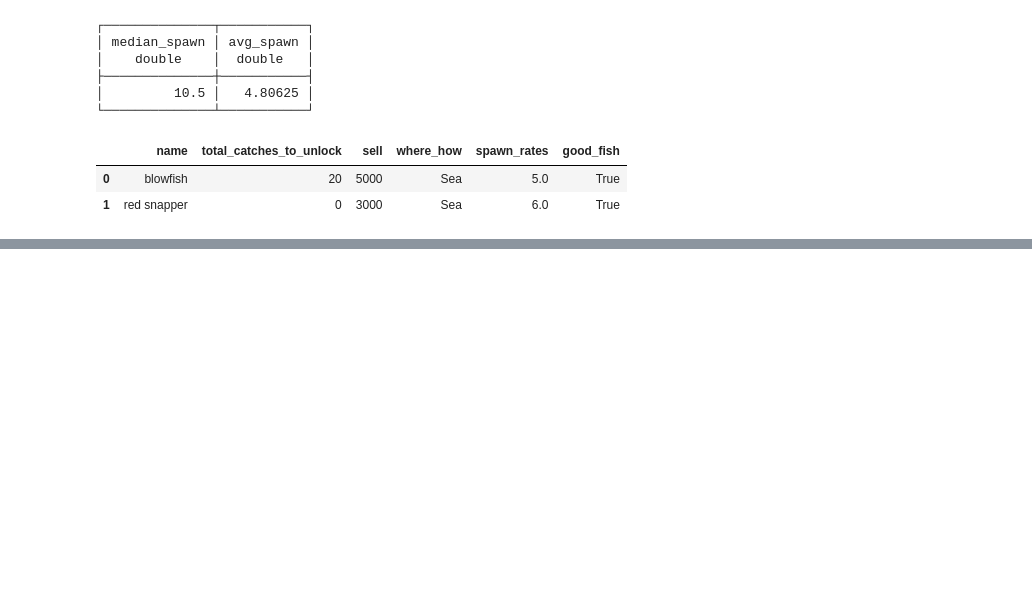
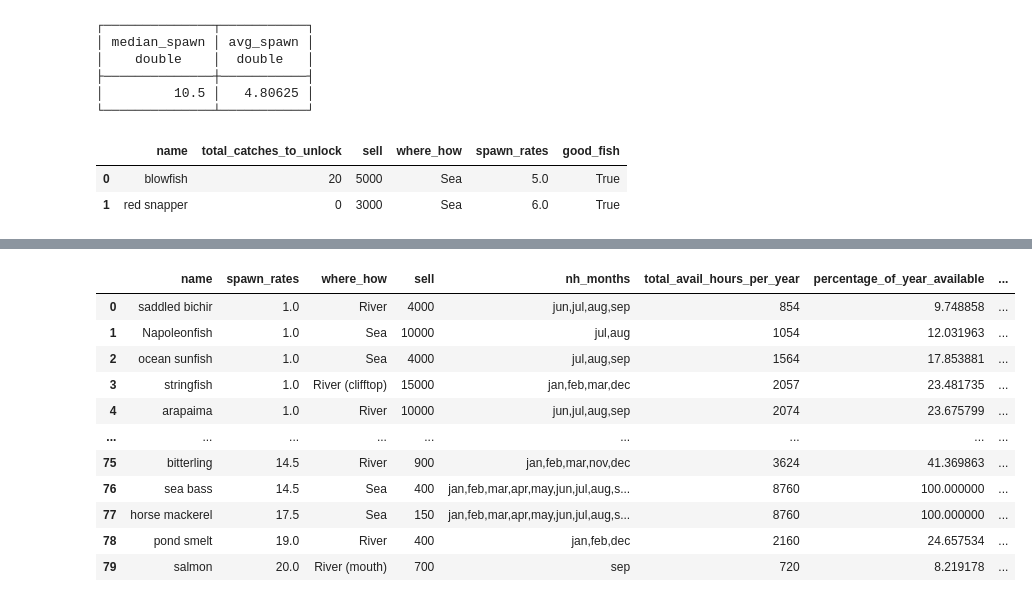
Before and after one commit to kiera-dev/ACNH_Colab_SQL, a Jupyter notebook: ACNH_Data.ipynb, the cells around one changed output, grey strips where cells are left out. Cells and saved outputs as stored; diff of their text form; code cells hidden in the pictures; blank space fills up the shorter version.

```diff
--- a/ACNH_Data.ipynb
+++ b/ACNH_Data.ipynb
@@ -1243,0 +1240,70 @@ Name: nh_jan, dtype: object
+# %%
+import numpy as np
+string_to_int = {
+    '9 AM –\xa04 PM; 9 PM – 4 AM': 13,
+    '4 AM – 9 PM': 17,
+    'All day': 24,
+    '4 PM –\xa09 AM': 17,
+    '9 PM –\xa04 AM': 7,
+    'nan': 0,
+    '9 AM –\xa04 PM': 7,
+    None: 0,
+    np.nan: 0,
+}
+
+nh_columns = [col for col in fish_df.columns if col.startswith('nh_') and col not in ['nh_months']]
+
+def replace_string_with_int(stupid_string):
+    return string_to_int.get(stupid_string, stupid_string)
+
+
+
+# Check if all values in each column are integers
+all_integer = True
+for col in nh_columns:
+    if not pd.to_numeric(fish_df[col], errors='coerce').notnull().all():
+        all_integer = False
+        break
+
+if all_integer:
+    print("All values in the columns are integers. Skipping conversion.")
+else:
+    # Apply string-to-int replacement
+    fish_df[nh_columns] = fish_df[nh_columns].applymap(replace_string_with_int)
+
+    # Calculate hours per month
+    days_in_month = {
+        'jan': 31, 'feb': 28, 'mar': 31, 'apr': 30,
+        'may': 31, 'jun': 30, 'jul': 31, 'aug': 31,
+        'sep': 30, 'oct': 31, 'nov': 30, 'dec': 31
+    }
+
+    nh_columns = [col for col in fish_df.columns if col.startswith('nh_') and col not in ['nh_months']]
+    for col in nh_columns:
+        month = col.split('_')[1]
+        days = days_in_month[month]
+        fish_df[col] = fish_df[col] * days
+
+    # Calculate total available hours per year
+    fish_df['total_avail_hours_per_year'] = fish_df[nh_columns].sum(axis=1)
+
+    #Calc year percentage
+    fish_df['percentage_of_year_available'] = (fish_df['total_avail_hours_per_year'] / 8760) * 100
+
+duckdb.sql("""
+SELECT
+  name,
+  spawn_rates,
+  where_how,
+  sell,
+  nh_months,
+  total_avail_hours_per_year,
+  percentage_of_year_available,
+  catch_difficulty,
+  vision,
+  nh_jan
+FROM fish_df
+
+ORDER BY spawn_rates ASC, total_avail_hours_per_year ASC
+""").df()
+# %% [output]
@@ -1243,0 +1311,12 @@ Name: nh_jan, dtype: object
+|  | name | spawn_rates | where_how | sell | nh_months | total_avail_hours_per_year | percentage_of_year_available | ... |
+| 0 | saddled bichir | 1.0 | River | 4000 | jun,jul,aug,sep | 854 | 9.748858 | ... |
+| 1 | Napoleonfish | 1.0 | Sea | 10000 | jul,aug | 1054 | 12.031963 | ... |
+| 2 | ocean sunfish | 1.0 | Sea | 4000 | jul,aug,sep | 1564 | 17.853881 | ... |
+| 3 | stringfish | 1.0 | River (clifftop) | 15000 | jan,feb,mar,dec | 2057 | 23.481735 | ... |
+| 4 | arapaima | 1.0 | River | 10000 | jun,jul,aug,sep | 2074 | 23.675799 | ... |
+| ... | ... | ... | ... | ... | ... | ... | ... | ... |
+| 75 | bitterling | 14.5 | River | 900 | jan,feb,mar,nov,dec | 3624 | 41.369863 | ... |
+| 76 | sea bass | 14.5 | Sea | 400 | jan,feb,mar,apr,may,jun,jul,aug,s... | 8760 | 100.000000 | ... |
+| 77 | horse mackerel | 17.5 | Sea | 150 | jan,feb,mar,apr,may,jun,jul,aug,s... | 8760 | 100.000000 | ... |
+| 78 | pond smelt | 19.0 | River | 400 | jan,feb,dec | 2160 | 24.657534 | ... |
+| 79 | salmon | 20.0 | River (mouth) | 700 | sep | 720 | 8.219178 | ... |
```
Also changed, not shown: parts of 10 cells of this notebook.
